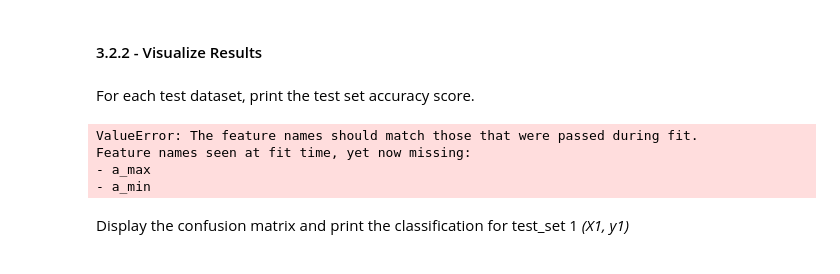
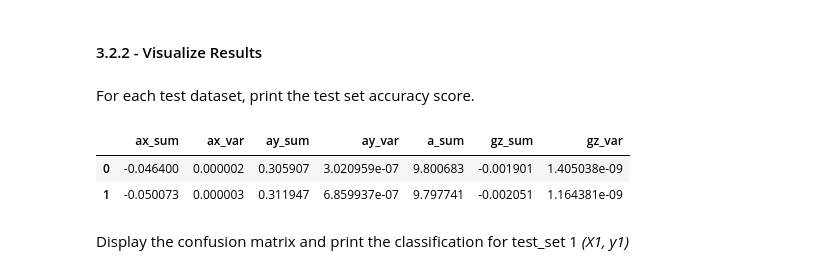
Before and after one commit to NATHANIELLAMPTEYLANTEI/engg680_2024_fall, a Jupyter notebook: Lab_Assignment 4/Assignment 4.ipynb, the cells around one changed output. Drawn from its saved outputs; the diff is of its cells as text; code cells hidden in the pictures.

```diff
--- a/Lab_Assignment 4/Assignment 4.ipynb
+++ b/Lab_Assignment 4/Assignment 4.ipynb
@@ -929,19 +946,20 @@ ___
 #### 3.2.2 - Visualize Results
 # %% [markdown]
 For each test dataset, print the test set accuracy score.
-# %%
-# TODO - Print test score accuracies for test_set1 and test_set2
-
-test_set1_score = grid.best_estimator_.score(X1, y1)
-print("test_set1 score: {:.2f}".format(test_set1_score))
-
-test_set2_score = grid.best_estimator_.score(X2, y2)
-print("test_set2 score: {:.2f}".format(test_set2_score))
-# %% [output]
-ValueError: The feature names should match those that were passed during fit.
-Feature names seen at fit time, yet now missing:
-- a_max
-- a_min
+# %%
+# TODO - Load the target vector from test_set1 into y1, and the group selected features from test_set1 into X1
+y1 = test_set1['motion_state']
+X1 = test_set1[['ax_sum', 'ax_var', 'ay_sum', 'ay_var', 'a_sum', 'gz_sum', 'gz_var']]
+X1.head(2)
+
+# TODO - Load the target vector from test_set2 into y2, and the group selected features from test_set2 into X2
+y2 = test_set2['motion_state']
+X2 = test_set2[['ax_sum', 'ax_var', 'ay_sum', 'ay_var', 'a_sum', 'gz_sum', 'gz_var']]
+X2.head(2)
+# %% [output]
+|  | ax_sum | ax_var | ay_sum | ay_var | a_sum | gz_sum | gz_var |
+| 0 | -0.046400 | 0.000002 | 0.305907 | 3.020959e-07 | 9.800683 | -0.001901 | 1.405038e-09 |
+| 1 | -0.050073 | 0.000003 | 0.311947 | 6.859937e-07 | 9.797741 | -0.002051 | 1.164381e-09 |
 # %% [markdown]
 Display the confusion matrix and print the classification for test_set 1 *(X1, y1)*
 # %%
```
Also changed, not shown: parts of 36 cells of this notebook.
